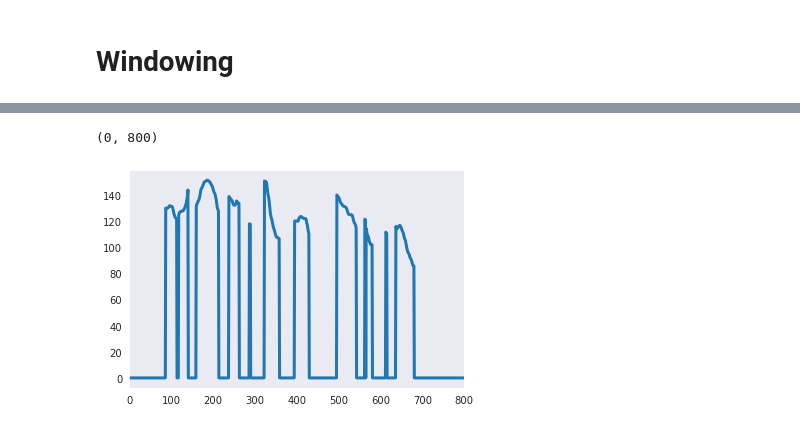
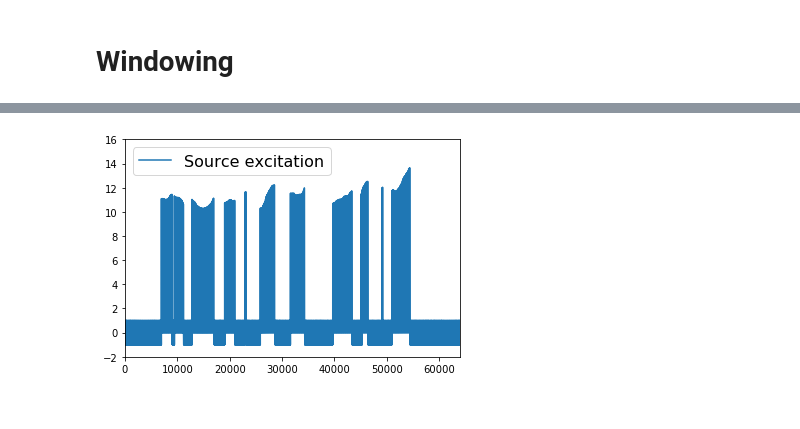
Before and after one commit to lenanovak/rogj-mlsa, a Jupyter notebook: rogj-mlsa.ipynb, the cells around one changed output, grey strips where cells are left out. Saved outputs shown, nothing was run; the diff lists cells and outputs as text; code cells hidden in the pictures.

```diff
--- a/rogj-mlsa.ipynb
+++ b/rogj-mlsa.ipynb
@@ -55,7 +80,12 @@ Text(0.5, 1.0, 'a windowd time frame')
 # %%
-f0 = pysptk.swipe(x.astype(np.float64), fs = fs, hopsize=hop_length, min = 60, max = 240, otype="f0")
-plt.plot(f0, linewidth=3)
-xlim(0, len(f0))
+pitch = pysptk.swipe(x.astype(np.float64), fs=fs, hopsize=hop_length, min=60, max=240, otype="pitch")
+source_excitation = pysptk.excite(pitch, hop_length)
+
+# što točno rade swipe i excite
+
+plt.plot(source_excitation, label="Source excitation")
+plt.xlim(0, len(source_excitation))
+plt.ylim(-2, 16)
+plt.legend(prop={'size': 16});
 # %% [output]
-(0, 800)
-[figure, old version]
+[figure, new version]
```
Also changed, not shown: parts of 24 cells of this notebook.
